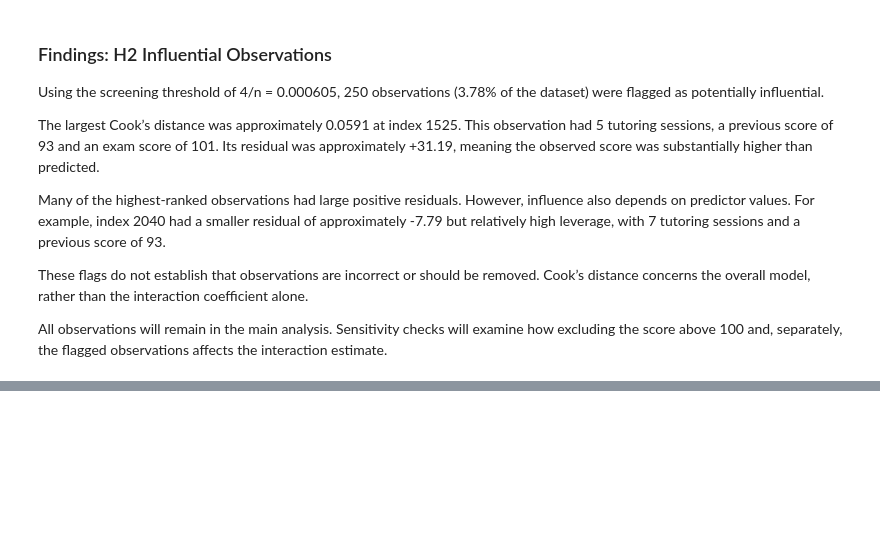
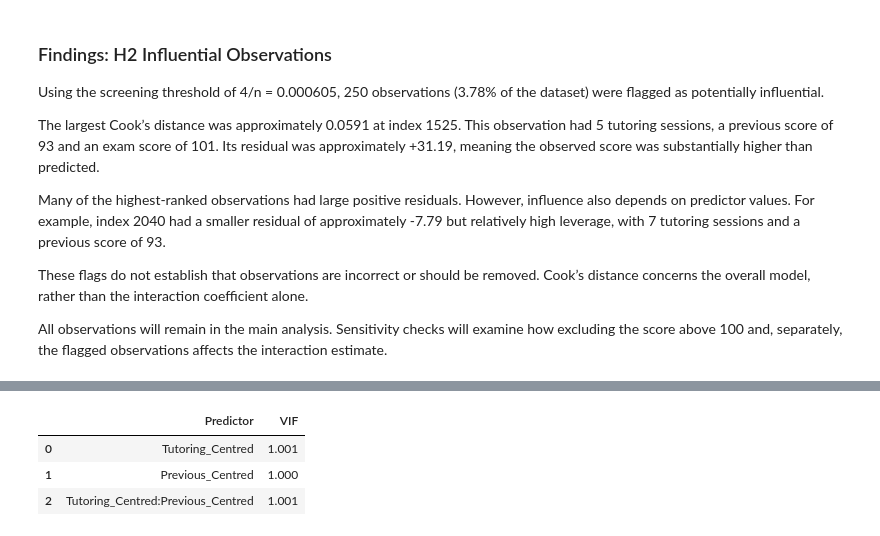
Before and after one commit to LieneRubule/student-performance-analysis, a Jupyter notebook: jupyter_notebooks/Student_Performance_Hypothesis_Testing.ipynb, the cells around one changed output, grey strips where cells are left out. Saved outputs shown, nothing was run; the diff lists cells and outputs as text; code cells hidden in the pictures; blank space fills up the shorter version.

```diff
--- a/jupyter_notebooks/Student_Performance_Hypothesis_Testing.ipynb
+++ b/jupyter_notebooks/Student_Performance_Hypothesis_Testing.ipynb
@@ -1309,0 +1321,27 @@ flagged observations affects the interaction estimate.
+# %%
+# Created with assistance from ChatGPT.
+# Source:
+# https://www.statsmodels.org/stable/generated/statsmodels.stats.outliers_influence.variance_inflation_factor.html
+
+from statsmodels.stats.outliers_influence import variance_inflation_factor
+
+# Use the model's design matrix, including its intercept.
+h2_design_matrix = h2_model.model.exog
+h2_term_names = h2_model.model.exog_names
+
+# Calculate VIFs for the predictors and interaction.
+h2_vif_table = pd.DataFrame([
+    {
+        "Predictor": term,
+        "VIF": variance_inflation_factor(h2_design_matrix, i)
+    }
+    for i, term in enumerate(h2_term_names)
+    if term != "Intercept"
+])
+
+display(h2_vif_table.round(3))
+# %% [output]
+|  | Predictor | VIF |
+| 0 | Tutoring_Centred | 1.001 |
+| 1 | Previous_Centred | 1.000 |
+| 2 | Tutoring_Centred:Previous_Centred | 1.001 |
```
Also changed, not shown: parts of 2 cells of this notebook.
